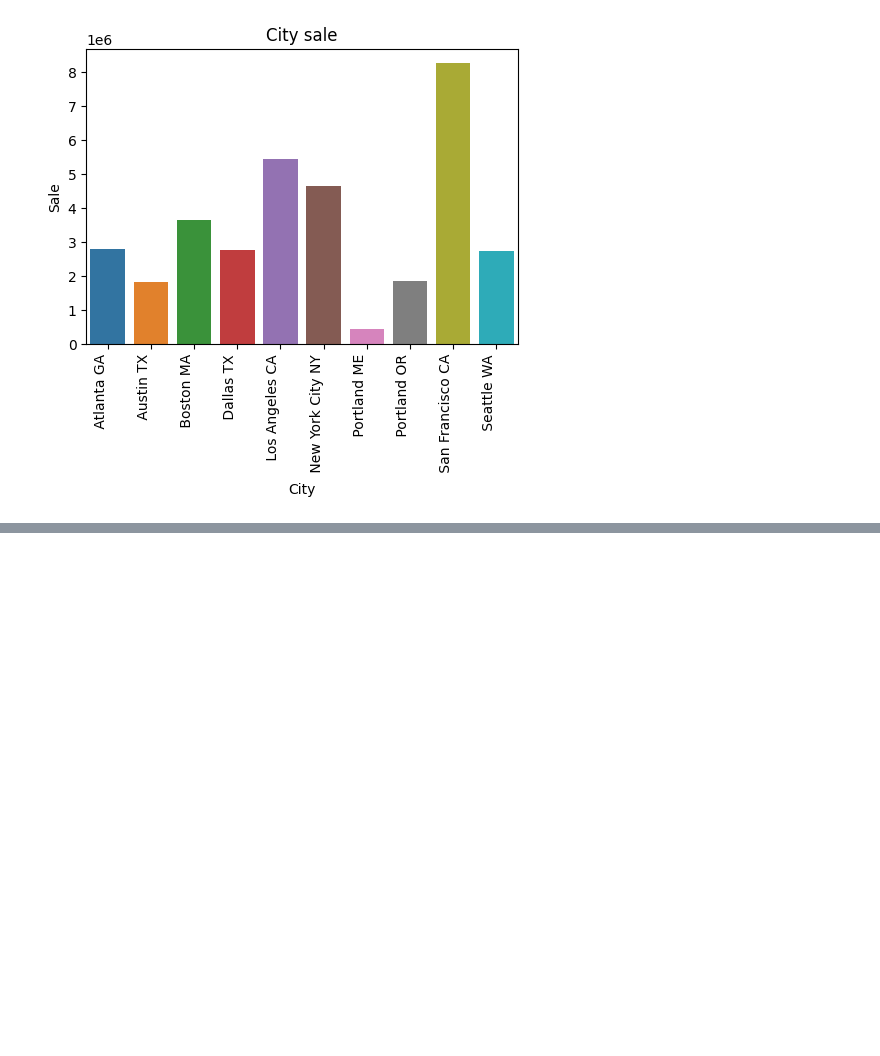
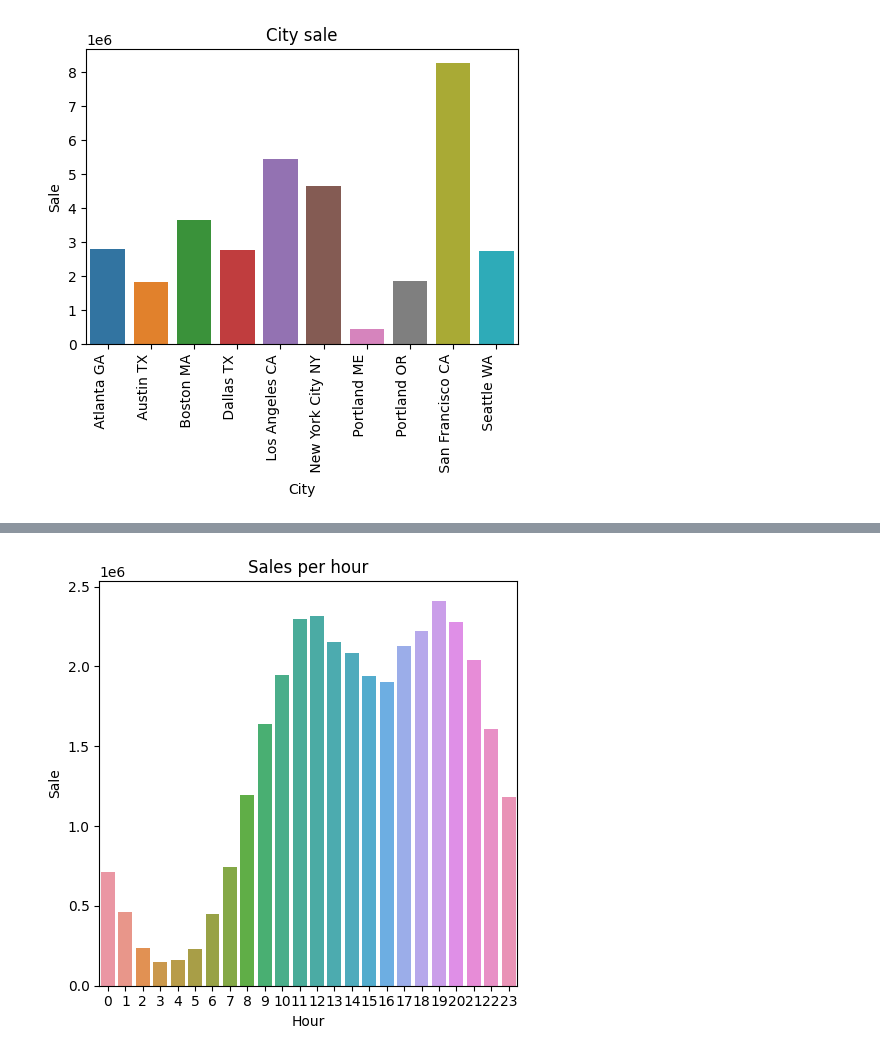
Before and after one commit to Dhananjay-Biyani/Sales-data-analysis, a Jupyter notebook: code.ipynb, the cells around one changed output, grey strips where cells are left out. Saved outputs shown, nothing was run; the diff lists cells and outputs as text; code cells hidden in the pictures; blank space fills up the shorter version.

```diff
--- a/code.ipynb
+++ b/code.ipynb
@@ -328,0 +392,3 @@ plt.savefig('./plots and graphs/sales for each city.png')
+# %%
+sales_per_hour = all_data.groupby('Hour').sum()
+sales_per_hour
@@ -328,0 +414,11 @@ plt.savefig('./plots and graphs/sales for each city.png')
+# %%
+plt.figure(figsize=(5,5))
+ax= sns.barplot(x =sales_per_hour.index,y='Sales',data=sales_per_hour)
+plt.xlabel('Hour')
+plt.ylabel('Sale')
+plt.title('Sales per hour')
+# plt.xticks(rotation =90,ha='right')
+plt.tight_layout()
+plt.savefig('./plots and graphs/sales per hour.png')
+# %% [output]
+[figure, added]
```
Also changed, not shown: parts of 8 cells of this notebook, 1 other file.
